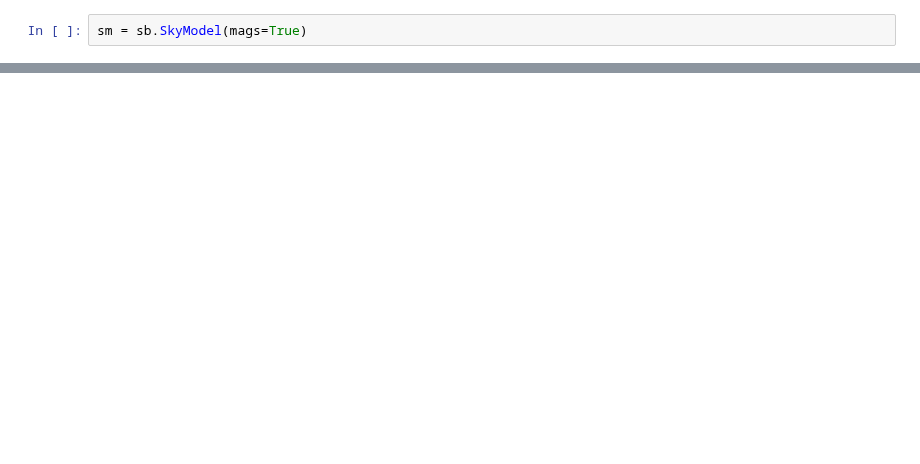
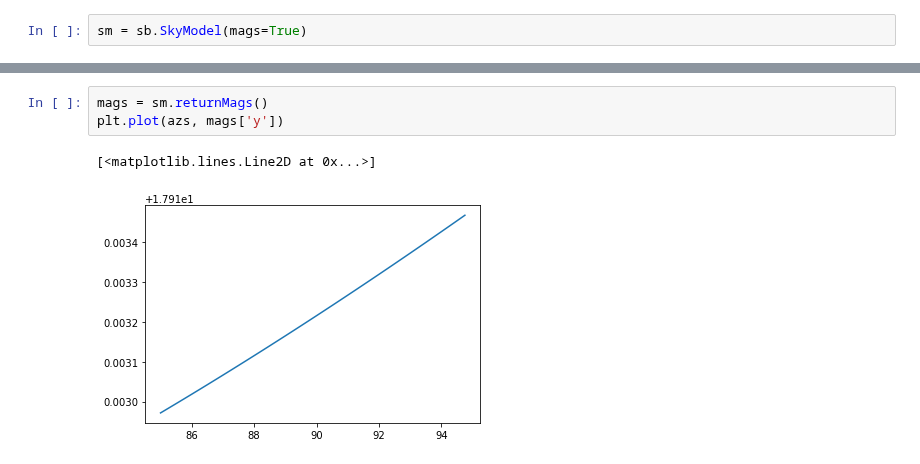
Before and after one commit to yoachim/18_scratch, a Jupyter notebook: sky_check/sky_check.ipynb, the cells around one changed output, grey strips where cells are left out. Cells and saved outputs as stored; diff of their text form; blank space fills up the shorter version.

```diff
--- a/sky_check/sky_check.ipynb
+++ b/sky_check/sky_check.ipynb
@@ -53,0 +38,6 @@ hp.mollview(skymap['r'])
+# %%
+mags = sm.returnMags()
+plt.plot(azs, mags['y'])
+# %% [output]
+[<matplotlib.lines.Line2D at 0x...>]
+[figure, added]
```
Also changed, not shown: parts of 23 cells of this notebook.
